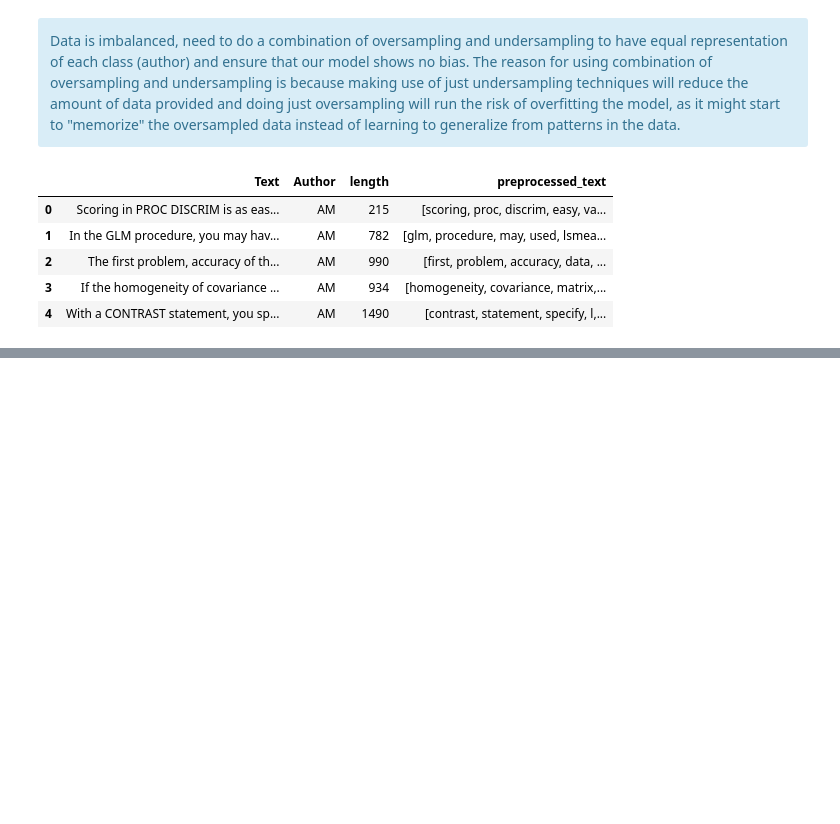
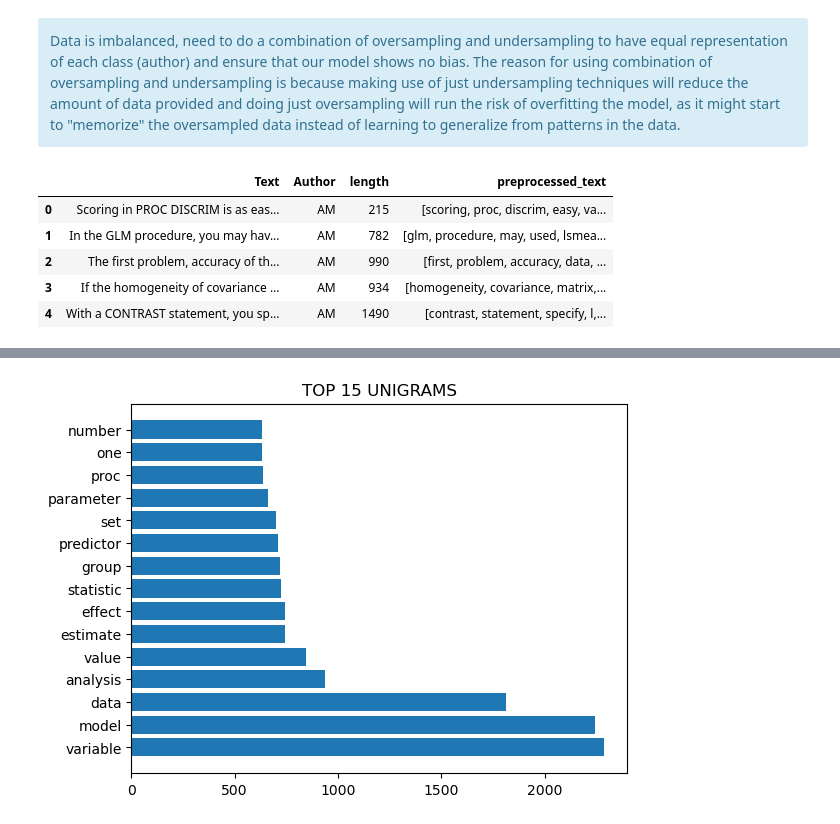
Before and after one commit to gangula-karthik/NLP-Assignment, a Jupyter notebook: 223715Y_Karthik.ipynb, the cells around one changed output, grey strips where cells are left out. Cells and saved outputs as stored; diff of their text form; code cells hidden in the pictures; blank space fills up the shorter version.

```diff
--- a/223715Y_Karthik.ipynb
+++ b/223715Y_Karthik.ipynb
@@ -178,0 +200,10 @@ df_train.head()
+# %%
+all_tokens = sum(df_train['preprocessed_text'], [])
+unigram_freq = FreqDist(all_tokens)
+
+unigrams, counts = zip(*unigram_freq.most_common(15))
+plt.barh(unigrams, counts)
+plt.title('TOP 15 UNIGRAMS')
+plt.show()
+# %% [output]
+[figure, added]
```
Also changed, not shown: parts of 5 cells of this notebook.
